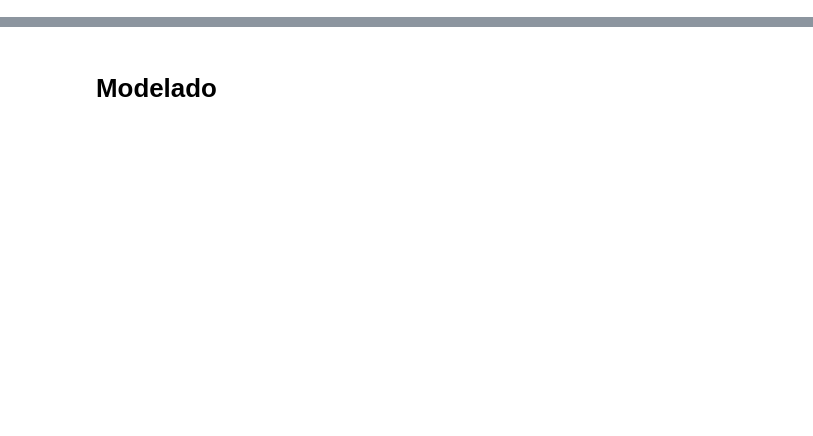
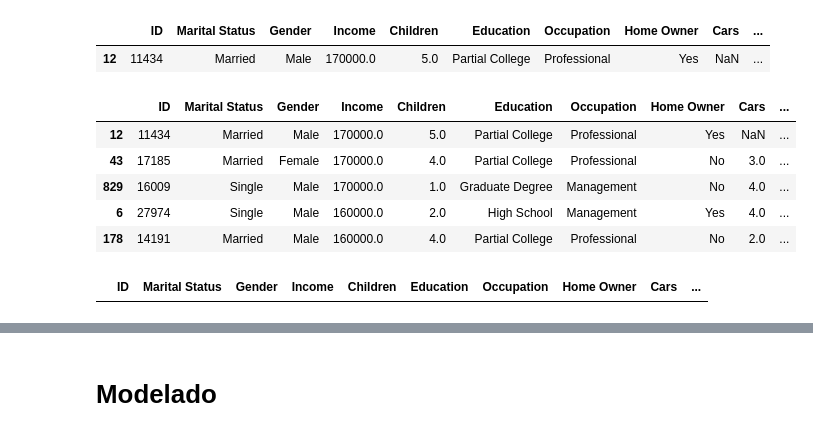
Before and after one commit to JohnSovero/Data-Science-Random-Forest, a Jupyter notebook: code/Carga.ipynb, the cells around one changed output, grey strips where cells are left out. Saved outputs shown, nothing was run; the diff lists cells and outputs as text; code cells hidden in the pictures; blank space fills up the shorter version.

Commit message:
Preparación de los datos: Limpieza de datos al reemplazar NA's y cambio de la interpretación de variables Children y Age en Comprensión de los datos

```diff
--- a/code/Carga.ipynb
+++ b/code/Carga.ipynb
@@ -213,0 +306,4 @@ Mediana:  43.0
+# %%
+# Calcular la media de 'Children' por 'Gender' y 'Marital Status'
+media_children = df.groupby(['Gender', 'Marital Status'])['Children'].transform('mean')
+df['Children'].fillna(media_children, inplace=True)
@@ -213,0 +338,6 @@ Mediana:  43.0
+# %%
+#calculamos la media de Home Owner en función de Children y Marital Status
+media_home_owner = df.groupby(['Children', 'Marital Status'])['Home Owner'].transform(lambda x: x.mode().iloc[0])
+# %%
+#reemplazamos los NA
+df['Home Owner'].fillna(media_home_owner, inplace=True)
@@ -213,0 +372,23 @@ Mediana:  43.0
+# %%
+#Definimos la cantidad de Cars en función de Income y de Home Owner
+media_cars = df.groupby(['Income', 'Home Owner'])['Cars'].transform('mean')
+df['Cars'].fillna(media_cars, inplace=True)
+# %%
+#Verificamos el correcto reemplazo
+na_values = df[df['Cars'].isna()]
+na_values
+# %% [output]
+|  | ID | Marital Status | Gender | Income | Children | Education | Occupation | Home Owner | Cars | ... |
+| 12 | 11434 | Married | Male | 170000.0 | 5.0 | Partial College | Professional | Yes | NaN | ... |
+# %%
+#Visualizamos que no se reemplazó un NA debido a la falta de datos de personas con Income tan alto
+#Ante esta situación, buscamos cuáles son las personas con mayores ingresos
+personas_ingreso_alto = df.nlargest(5, 'Income')
+personas_ingreso_alto
+# %% [output]
+|  | ID | Marital Status | Gender | Income | Children | Education | Occupation | Home Owner | Cars | ... |
+| 12 | 11434 | Married | Male | 170000.0 | 5.0 | Partial College | Professional | Yes | NaN | ... |
+| 43 | 17185 | Married | Female | 170000.0 | 4.0 | Partial College | Professional | No | 3.0 | ... |
+| 829 | 16009 | Single | Male | 170000.0 | 1.0 | Graduate Degree | Management | No | 4.0 | ... |
+| 6 | 27974 | Single | Male | 160000.0 | 2.0 | High School | Management | Yes | 4.0 | ... |
+| 178 | 14191 | Married | Male | 160000.0 | 4.0 | Partial College | Professional | No | 2.0 | ... |
@@ -213,0 +398,6 @@ Mediana:  43.0
+# %%
+#Verificamos el correcto reemplazo
+na_values = df[df['Cars'].isna()]
+na_values
+# %% [output]
+|  | ID | Marital Status | Gender | Income | Children | Education | Occupation | Home Owner | Cars | ... |
```
Also changed, not shown: parts of 28 cells of this notebook.
